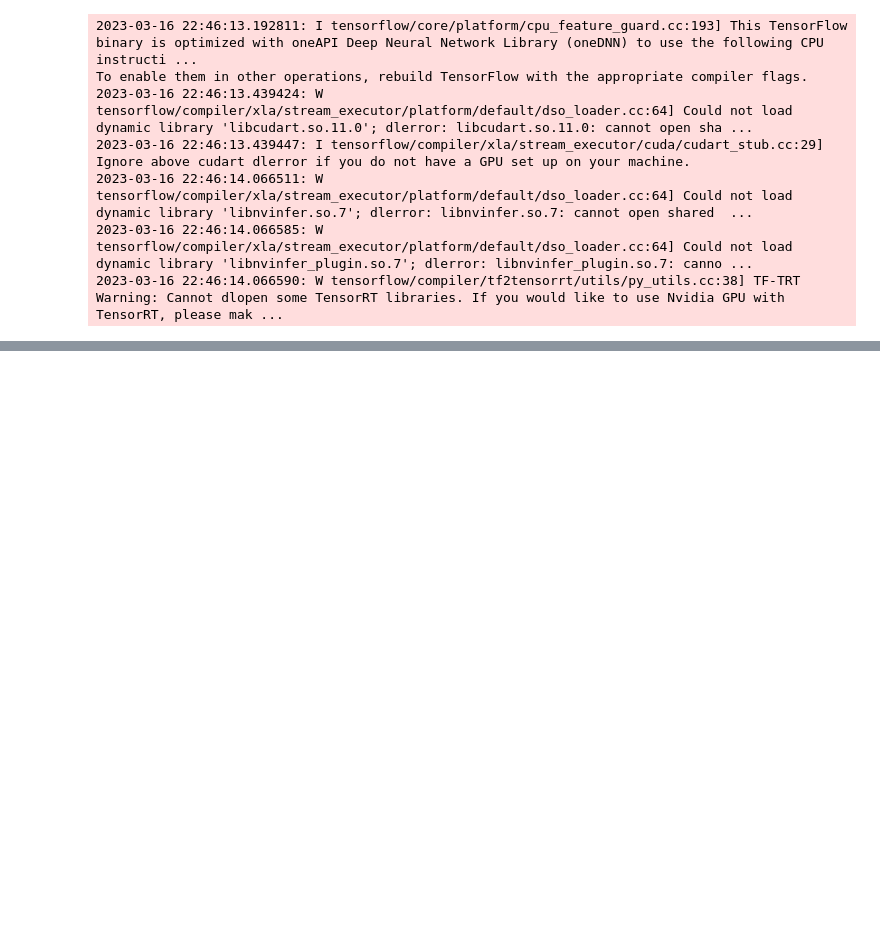
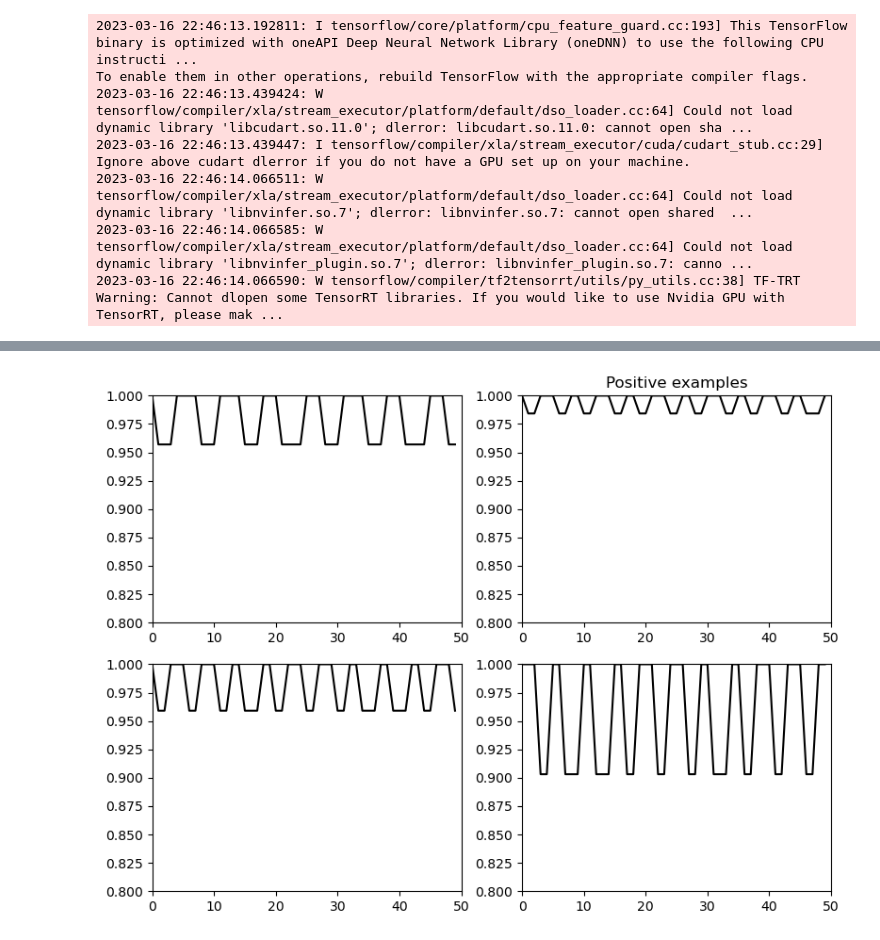
Before and after one commit to durbar2003/transit-curves, a Jupyter notebook: main.ipynb, the cells around one changed output, grey strips where cells are left out. Saved outputs shown, nothing was run; the diff lists cells and outputs as text; code cells hidden in the pictures; blank space fills up the shorter version.

Commit message:
generated transit curves AUC

```diff
--- a/main.ipynb
+++ b/main.ipynb
@@ -130,0 +26,84 @@ AttributeError: module 'batman' has no attribute 'Star'
+# %%
+import numpy as np
+import matplotlib.pyplot as plt
+from sklearn.model_selection import train_test_split
+from sklearn.metrics import roc_auc_score
+from keras.models import Sequential
+from keras.layers import Dense, Dropout
+
+# Set random seed for reproducibility
+np.random.seed(42)
+
+# Generate simulated data
+num_samples = 10000
+num_features = 50
+x = np.random.randn(num_samples, num_features)
+y = np.zeros(num_samples)
+
+# Define transit function
+def transit(t, t0, p, r):
+    """
+    Computes a simulated transit curve.
+
+    Parameters:
+    t: numpy array
+        Time values.
+    t0: float
+        Transit center time.
+    p: float
+        Orbital period.
+    r: float
+        Radius of planet relative to radius of star.
+
+    Returns:
+    numpy array
+        Simulated transit curve.
+    """
+    phase = (t - t0) % p
+    return np.where(phase < p/2, 1-r, 1)
+
+# Generate random transit parameters for positive examples
+for i in range(num_samples // 2):
+    t0 = np.random.uniform(0, 1)
+    p = np.random.uniform(0.2, 2)
+    r = np.random.uniform(0.01, 0.1)
+    y[i] = 1
+    for j in range(num_features):
+        x[i, j] = transit(j, t0, p, r)
+
+# Split data into training and testing sets
+x_train, x_test, y_train, y_test = train_test_split(x, y, test_size=0.2)
+
+# Define neural network architecture
+model = Sequential()
+model.add(Dense(64, input_dim=num_features, activation='relu'))
+model.add(Dropout(0.5))
+model.add(Dense(32, activation='relu'))
+model.add(Dropout(0.5))
+model.add(Dense(1, activation='sigmoid'))
+model.compile(loss='binary_crossentropy', optimizer='adam', metrics=['accuracy'])
+
+# Train neural network
+history = model.fit(x_train, y_train, epochs=20, batch_size=32, validation_data=(x_test, y_test))
+
+# Evaluate performance on simulated test set
+y_pred = model.predict(x_test)
+auc = roc_auc_score(y_test, y_pred)
+print('AUC:', auc)
+
+# Generate example transit curves
+plt.figure(figsize=(8, 6))
+for i in range(4):
+    plt.subplot(2, 2, i+1)
+    t0 = np.random.uniform(0, 1)
+    p = np.random.uniform(0.2, 2)
+    r = np.random.uniform(0.01, 0.1)
+    transit_curve = transit(np.arange(num_features), t0, p, r)
+    plt.plot(transit_curve, 'k-')
+    plt.xlim([0, num_features])
+    plt.ylim([0.8, 1])
+    if i == 1:
+        plt.title('Positive examples')
+plt.tight_layout()
+plt.show()
+# %% [output]
@@ -130,0 +141 @@ AttributeError: module 'batman' has no attribute 'Star'
+[figure, added]
```
Also changed, not shown: parts of 3 cells of this notebook.
